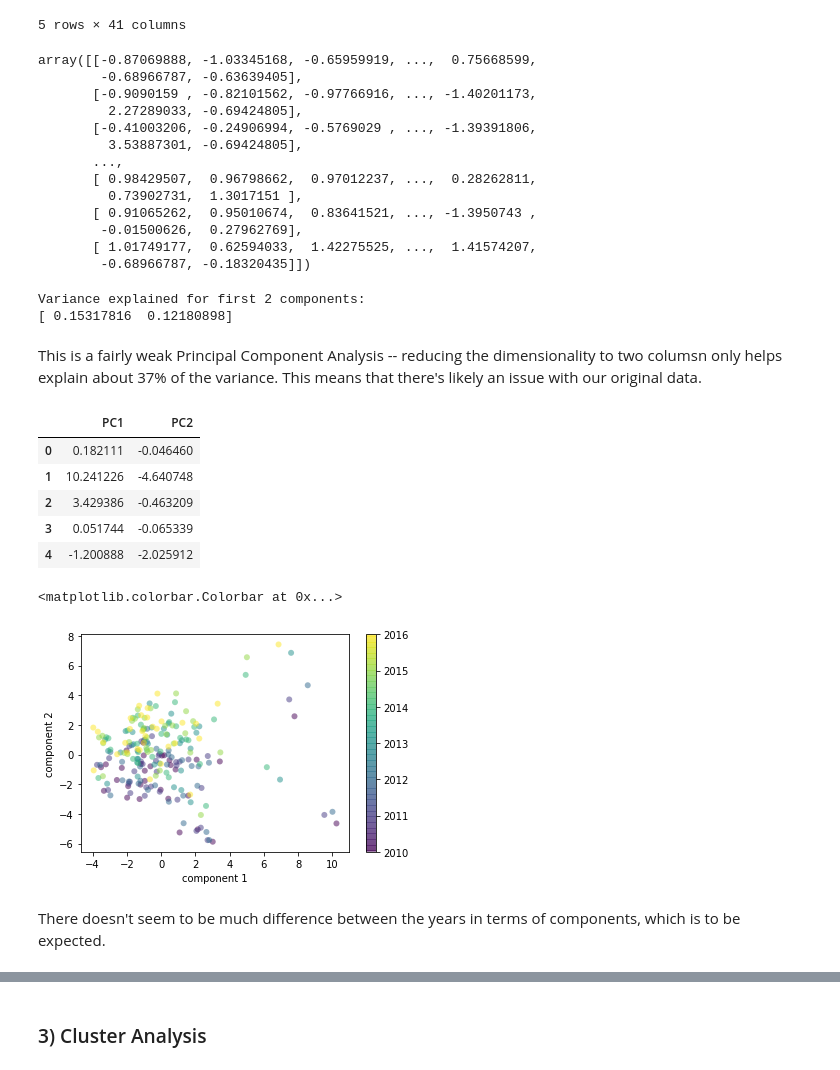
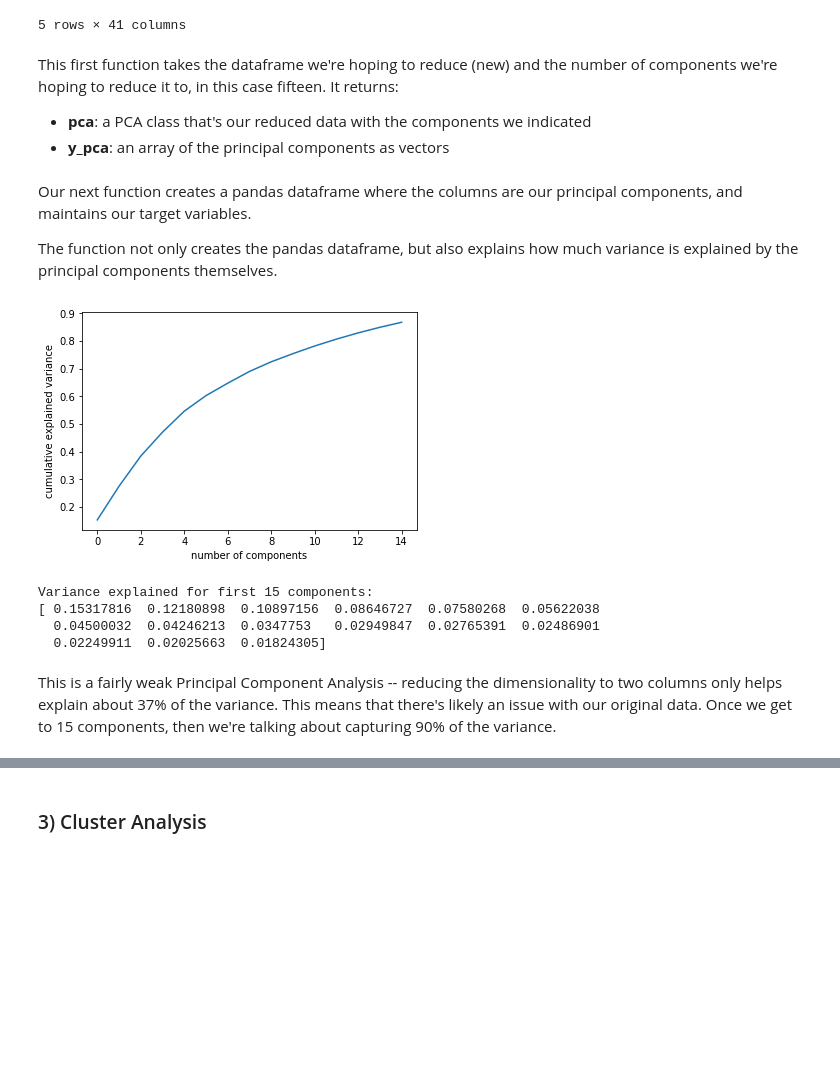
Before and after one commit to marioamz/MexicoOC_Index, a Jupyter notebook: Data_Exploration_Multivariable_Analysis.ipynb, the cells around one changed output, grey strips where cells are left out. Saved outputs shown, nothing was run; the diff lists cells and outputs as text; code cells hidden in the pictures; blank space fills up the shorter version.

```diff
--- a/Data_Exploration_Multivariable_Analysis.ipynb
+++ b/Data_Exploration_Multivariable_Analysis.ipynb
@@ -115,0 +117,8 @@ First I'll need to re-index everything to have state and year as index
+# %%
+replacing = {'Aguascalientes':1, 'Baja California':2, 'Baja California Sur':3, 'Campeche':4, 'Coahuila de Zaragoza':5, 'Colima':6, 'Chiapas':7, 'Chihuahua':8, 'Ciudad de México /b':9, 'Durango':10, 'Guanajuato':11, 'Guerrero':12, 'Hidalgo':13, 'Jalisco':14, 'México':15, 'Michoacán de Ocampo':16, 'Morelos':17, 'Nayarit':18, 'Nuevo León':19, 'Oaxaca':20, 'Puebla':21, 'Querétaro':22, 'Quintana Roo':23, 'San Luis Potosí':24, 'Sinaloa':25, 'Sonora':26, 'Tabasco':27, 'Tamaulipas':28, 'Tlaxcala':29, 'Veracruz de Ignaxio de la Llave':30, 'Yucatán':31, 'Zacatecas':32}
+# %%
+new_col = []
+for c in working_df['entidad']:
+    for state, rep in replacing.items():
+        if jellyfish.jaro_distance(c.strip(), state) > 0.95:
+            new_col.append(state)
@@ -116,3 +127,5 @@ First I'll need to re-index everything to have state and year as index
+# %%
+working_df['entidad'] = pd.Series(new_col)
 # %%
 new = working_df.set_index(['entidad', 'year'])
 new.head()
@@ -125,38 +138,23 @@ new.head()
 | Campeche | 2010 | 0.033881 | 0.017149 | 0.016733 | 0.002360 | 0.000127 | ... |
 | Coahuila de Zaragoza | 2010 | 0.029674 | 0.014880 | 0.014794 | 0.002235 | 0.000119 | ... |
 5 rows × 41 columns
-# %%
-standardized = epc.standardize(new)
-standardized
-# %% [output]
-array([[-0.87069888, -1.03345168, -0.65959919, ...,  0.75668599,
-        -0.68966787, -0.63639405],
-       [-0.9090159 , -0.82101562, -0.97766916, ..., -1.40201173,
-         2.27289033, -0.69424805],
-       [-0.41003206, -0.24906994, -0.5769029 , ..., -1.39391806,
-         3.53887301, -0.69424805],
-       ...,
-       [ 0.98429507,  0.96798662,  0.97012237, ...,  0.28262811,
-         0.73902731,  1.3017151 ],
-       [ 0.91065262,  0.95010674,  0.83641521, ..., -1.3950743 ,
-        -0.01500626,  0.27962769],
-       [ 1.01749177,  0.62594033,  1.42275525, ...,  1.41574207,
-        -0.68966787, -0.18320435]])
-# %%
-yn = epc.pca(standardized, 2)
-# %% [output]
-Variance explained for first 2 components:
-[ 0.15317816  0.12180898]
+# %% [markdown]
+This first function takes the dataframe we're hoping to reduce (new) and the number of components we're hoping to reduce it to, in this case fifteen. It returns:
+- **pca**: a PCA class that's our reduced data with the components we indicated
+- **y_pca**: an array of the principal components as vectors
+# %%
+pca, y_pca = epc.pca(new, 15)
+# %% [markdown]
+Our next function creates a pandas dataframe where the columns are our principal components, and maintains our target variables.
+
+The function not only creates the pandas dataframe, but also explains how much variance is explained by the principal components themselves.
+# %%
+pca_df = epc.pca_df(working_df, pca, y_pca, 15, 'entidad', 'year')
+# %% [output]
+[figure, added]
+Variance explained for first 15 components:
+[ 0.15317816  0.12180898  0.10897156  0.08646727  0.07580268  0.05622038
+  0.04500032  0.04246213  0.0347753   0.02949847  0.02765391  0.02486901
+  0.02249911  0.02025663  0.01824305]
 # %% [markdown]
-This is a fairly weak Principal Component Analysis -- reducing the dimensionality to two columsn only helps explain about 37% of the variance. This means that there's likely an issue with our original data.
+This is a fairly weak Principal Component Analysis -- reducing the dimensionality to two columns only helps explain about 37% of the variance. This means that there's likely an issue with our original data. Once we get to 15 components, then we're talking about capturing 90% of the variance.
-# %%
-import pandas as pd
-principalDF = pd.DataFrame(data = yn, columns = ['PC1', 'PC2'])
-principalDF.head()
-# %% [output]
-|  | PC1 | PC2 |
-| 0 | 0.182111 | -0.046460 |
-| 1 | 10.241226 | -4.640748 |
-| 2 | 3.429386 | -0.463209 |
-| 3 | 0.051744 | -0.065339 |
-| 4 | -1.200888 | -2.025912 |
@@ -165,14 +160,0 @@ final = pd.concat([principalDF, working_df['entidad'], working_df['year']],  axi
-# %%
-import matplotlib.pyplot as plt
-%matplotlib inline
-
-plt.scatter(final.iloc[:, 0], final.iloc[:, 1],
-            c=final.iloc[:,3], edgecolor='none', alpha=0.5)
-plt.xlabel('component 1')
-plt.ylabel('component 2')
-plt.colorbar()
-# %% [output]
-<matplotlib.colorbar.Colorbar at 0x...>
-[figure, removed]
-# %% [markdown]
-There doesn't seem to be much difference between the years in terms of components, which is to be expected.
```
Also changed, not shown: parts of 16 cells of this notebook, 1 other file.
